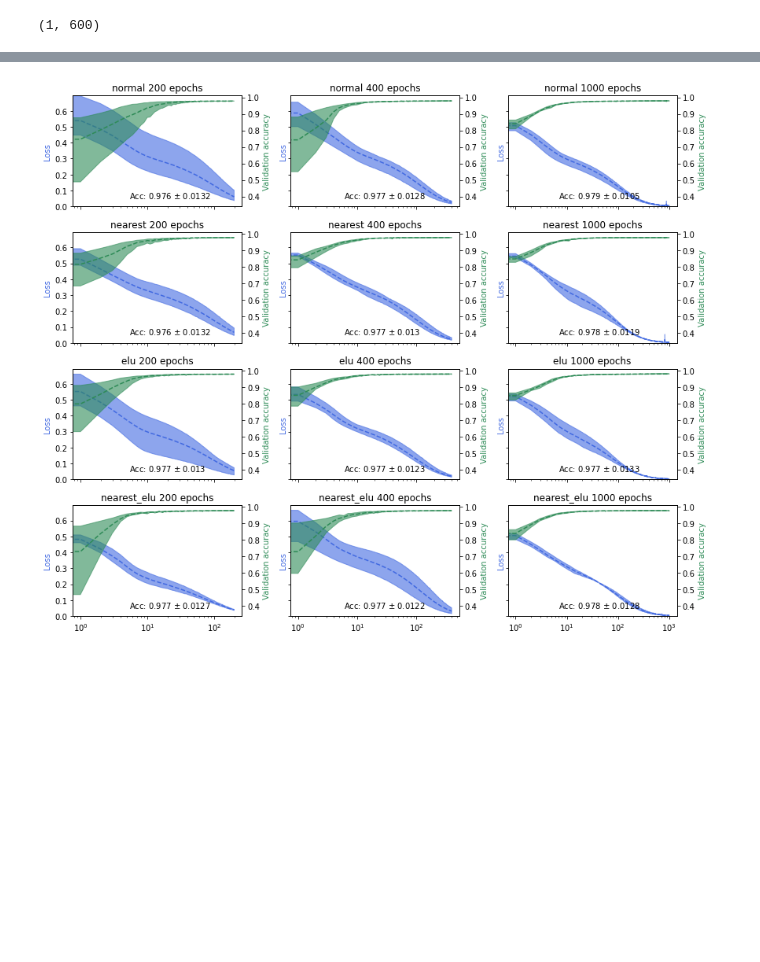
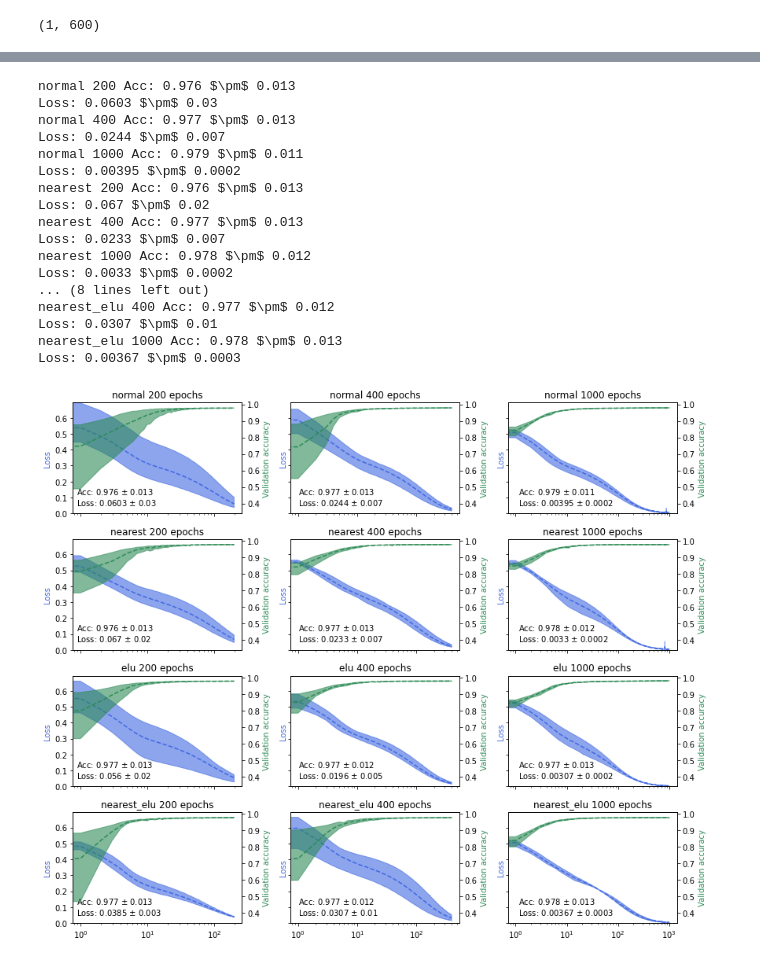
Before and after one commit to JakobSchauser/MLandData, a Jupyter notebook: ADL/Assignment 1/making_plots.ipynb, the cells around one changed output, grey strips where cells are left out. Cells and saved outputs as stored; diff of their text form; code cells hidden in the pictures; blank space fills up the shorter version.

```diff
--- a/ADL/Assignment 1/making_plots.ipynb
+++ b/ADL/Assignment 1/making_plots.ipynb
@@ -69,7 +71,7 @@ def plot_mult(loss, acc, title,runtype, log = False, ax1 = None, text = ""):
   # ax2.set_ylim(0.5,1)
   # ax1.get_shared_y_axes().join(ax1,ax2)
 
-  ax1.text(np.log(len(loss[0])),0.05, text)
+  ax1.text(np.log(len(loss[0]))/6,0.05, text)
 
   return ax2
   # fig.tight_layout()  # otherwise the right y-label is slightly clipped
@@ -81,27 +83,34 @@ def plot_mult(loss, acc, title,runtype, log = False, ax1 = None, text = ""):
 # %% [output]
 (1, 600)
 # %%
+fig, axs = plt.subplots(3,1,figsize = (6,12),sharex = True)
+
 loss = np.genfromtxt("Runs/all lossesBatch normalization - ADAM200epochs-0.01LR.csv",delimiter = ",")
 acc = np.genfromtxt("Runs/all accuraciesBatch normalization - ADAM200epochs-0.01LR.csv",delimiter = ",")
 test =  np.genfromtxt("Runs/all final_accuraciesBatch normalization - ADAM200epochs-0.01LR.csv",delimiter = ",")
 
-plot_loss_and_acc(loss,acc,"Batch normalization - Adam" + f" avg test scores {np.mean(test):.3} $\pm$ {np.std(test):.3}","",True)
+
+t =  f"Acc: {np.mean(test):.3} $\pm$ {np.std(test):.2}\nLoss: {np.mean(loss[:,-1]):.3} $\pm$ {np.std(loss[:,-1]):.1}"
+plot_loss_and_acc(loss,acc,"Batch normalization - Adam" ,"",True,ax1=axs[0], text = t)
 
 
 loss = np.genfromtxt("Runs/all lossesNormal - ADAM200epochs-0.01LR.csv",delimiter = ",")
 acc = np.genfromtxt("Runs/all accuraciesNormal - ADAM200epochs01LR.csv",delimiter = ",").reshape((3,600))
 test = np.genfromtxt("Runs/all final_accuraciesNormal - ADAM200epochs-0.01LR.csv",delimiter = ",")
 
-plot_loss_and_acc(loss,acc,"Adam" + f" avg test scores {np.mean(test):.3} $\pm$ {np.std(test):.3}","",True)
+t =  f"Acc: {np.mean(test):.3} $\pm$ {np.std(test):.2}\nLoss: {np.mean(loss[:,-1]):.3} $\pm$ {np.std(loss[:,-1]):.1}"
+plot_loss_and_acc(loss,acc,"Adam","",True,ax1=axs[1], text = t)
 
 
 loss = np.genfromtxt("Runs/all lossesNormal - SGD200epochs.csv",delimiter = ",")
 acc = np.genfromtxt("Runs/all accuraciesNormal - SGD200epochs.csv",delimiter = ",")
 test = np.genfromtxt("Runs/all final_accuraciesNormal - SGD200epochs.csv",delimiter = ",")
 
+print(len(loss))
 acc = np.expand_dims(acc,0)
 loss = np.expand_dims(loss,0)
 # acc.shape
 
-plot_loss_and_acc(loss,acc,"SGD" + f" avg test scores {np.mean(test):.3} $\pm$ {np.std(test):.3}","",True)
+t =  f"Acc: {np.mean(test):.3}\nLoss: {np.mean(loss[:,-1]):.3}"
+plot_loss_and_acc(loss,acc,"SGD","",True,ax1=axs[2], text = t)
 # %% [output]
@@ -123,33 +128,52 @@ i_plot = 0
 
 lasty = None
 for type in xray.keys():
     for n_epochs in ["200", "400", "1000"]:
         xray = np.load("Runs/xray_runs"+n_epochs+"epochs.npy",allow_pickle = True).item()
 
         loss = []
         acc = []
         for i in range(3):
             r = np.array(xray[type]["train_history"][i]["loss"])
             a = np.array(xray[type]['val_history'][i]['f1'])
 
             loss.append(r)
             acc.append(a)
         loss = np.array(loss)
         acc = np.array(acc)
 
 
         test = xray[type]["test_scores"]
-
-        ax2 = plot_mult(loss,acc,type + " " + n_epochs + " epochs" ,"",True, ax1 = axs[i_plot], text = f"Acc: {np.mean(test):.3} $\pm$ {np.std(test):.3}") #+ f" - {n_epochs} epochs - avg test scores {np.mean(test):.3} $\pm$ {np.std(test):.3}"
+        t = f"Acc: {np.mean(test):.3} $\pm$ {np.std(test):.2}\nLoss: {np.mean(loss[:,-1]):.3} $\pm$ {np.std(loss[:,-1]):.1}"
+        ax2 = plot_mult(loss,acc,type + " " + n_epochs + " epochs" ,"",True, ax1 = axs[i_plot], text = t) #+ f" - {n_epochs} epochs - avg test scores {np.mean(test):.3} $\pm$ {np.std(test):.3}"
 
         if not lasty is None:
             ax2.get_shared_y_axes().join(ax2,lasty)
 
         lasty = ax2
         i_plot += 1
 
+        print(type,n_epochs,t)
+
 
 
 fig.tight_layout()
 # %% [output]
+normal 200 Acc: 0.976 $\pm$ 0.013
+Loss: 0.0603 $\pm$ 0.03
+normal 400 Acc: 0.977 $\pm$ 0.013
+Loss: 0.0244 $\pm$ 0.007
+normal 1000 Acc: 0.979 $\pm$ 0.011
+Loss: 0.00395 $\pm$ 0.0002
+nearest 200 Acc: 0.976 $\pm$ 0.013
+Loss: 0.067 $\pm$ 0.02
+nearest 400 Acc: 0.977 $\pm$ 0.013
+Loss: 0.0233 $\pm$ 0.007
+nearest 1000 Acc: 0.978 $\pm$ 0.012
+Loss: 0.0033 $\pm$ 0.0002
+... (8 lines left out)
+nearest_elu 400 Acc: 0.977 $\pm$ 0.012
+Loss: 0.0307 $\pm$ 0.01
+nearest_elu 1000 Acc: 0.978 $\pm$ 0.013
+Loss: 0.00367 $\pm$ 0.0003
-[figure, old version]
+[figure, new version]
```
Also changed, not shown: parts of 3 cells of this notebook, 3 other files.
